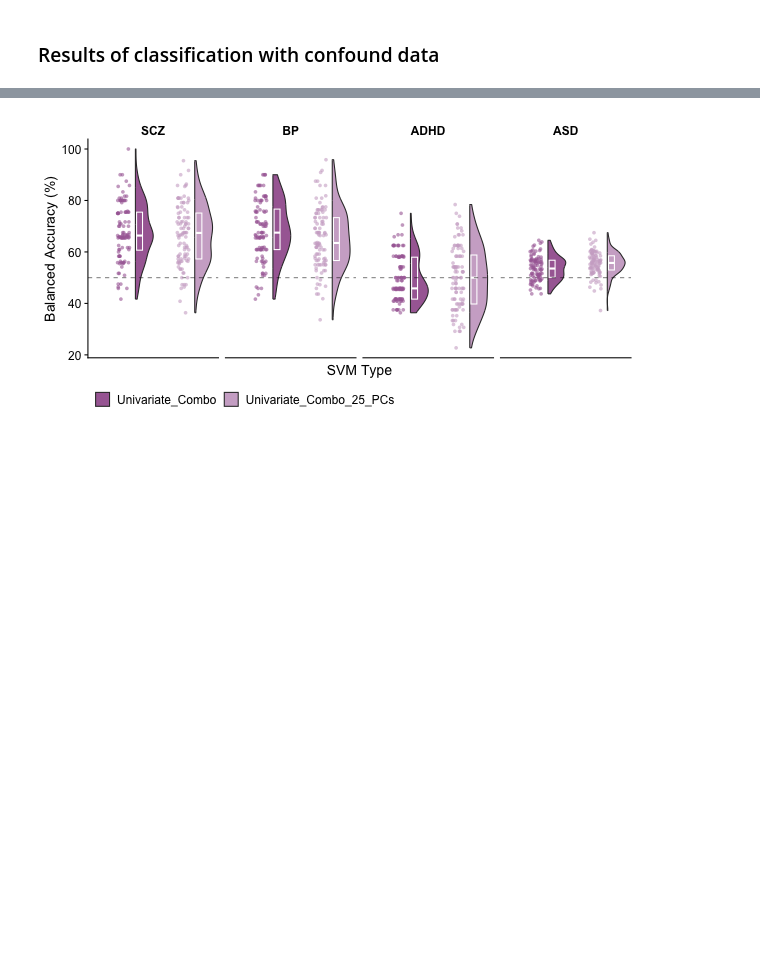
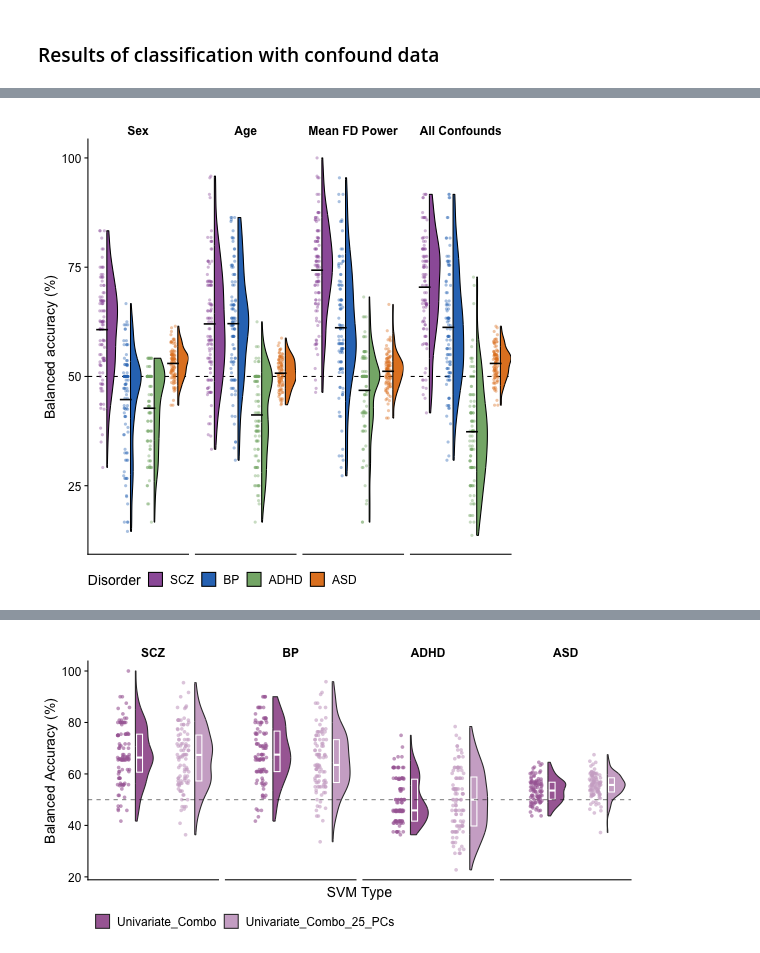
Before and after one commit to DynamicsAndNeuralSystems/fMRI_FeaturesDisorders, a Jupyter notebook: generate_all_figures.ipynb, the cells around one changed output, grey strips where cells are left out. Cells and saved outputs as stored; diff of their text form; code cells hidden in the pictures; blank space fills up the shorter version.

Commit message:
Robustness analysis for univariate combo

```diff
--- a/generate_all_figures.ipynb
+++ b/generate_all_figures.ipynb
@@ -426,9 +434,8 @@ plot_disorder_catch25_feature_violins <- function(catch25_features_sig, disorder
               ggplot(data=., mapping=aes(x=Figure_name, y=100*Balanced_Accuracy, fill=Disorder)) +
               geom_hline(yintercept=50, linetype="dashed", color="black") +
               geom_violinhalf(scale="width", color="black", position = position_nudge(x=0.25))  +
-              geom_boxplot(width=0.1, notch=FALSE, notchwidth = 0.4, outlier.shape = NA,
-                            fill=NA, color="gray20",
-                            position = position_nudge(x=0.3), coef = 0) +
+              stat_summary(color="black", fun="mean", geom="crossbar", width=0.5, linewidth=0.3,
+                     show.legend=FALSE, position = position_nudge(x=0.5)) +
               geom_point(aes(color = Disorder), position = position_jitter(width = 0.1),
                             size = 1.5, alpha=0.6, stroke=0) +
               scale_fill_manual(values = disorder_color,
@@ -720,9 +725,8 @@ plot_disorder_pyspi14_SPI_violins <- function(pyspi14_SPIs_sig, disorder, disord
               ggplot(data=., mapping=aes(x=Figure_name, y=100*Balanced_Accuracy, fill=Disorder)) +
               geom_hline(yintercept=50, linetype="dashed", color="black") +
               geom_violinhalf(scale="width", color="black", position = position_nudge(x=0.25))  +
-              geom_boxplot(width=0.1, notch=FALSE, notchwidth = 0.4, outlier.shape = NA,
-                            fill=NA, color="gray20",
-                            position = position_nudge(x=0.3), coef = 0) +
+              stat_summary(color="black", fun="mean", geom="crossbar", width=0.45, linewidth=0.3,
+                     show.legend=FALSE, position = position_nudge(x=0.465)) +
               geom_point(aes(color = Disorder), position = position_jitter(width = 0.1),
                             size = 1.5, alpha=0.6, stroke=0) +
               scale_fill_manual(values = disorder_color,
@@ -1544,9 +1112,8 @@ plot_disorder_violins <- function(merged_metadata, variable_of_interest, plot_ty
            Study = factor(Study, levels = c("UCLA_CNP", "ABIDE"))) %>%
     ggplot(data=., mapping=aes_string(x="Diagnosis", y=variable_of_interest, fill="Diagnosis")) +
     geom_violinhalf(scale="width", color="black", position = position_nudge(x=0.2))  +
-    geom_boxplot(width=0.1, notch=FALSE, notchwidth = 0.4, outlier.shape = NA,
-                fill=NA, color="gray20",
-                position = position_nudge(x=0.3), coef = 0) +
+    stat_summary(color="black", fun="mean", geom="crossbar", width=0.5, linewidth=0.3,
+       show.legend=FALSE, position = position_nudge(x=0.4)) +
     geom_point(aes(color = Diagnosis), position = position_jitter(width = 0.1),
                 size = 1.5, alpha=0.6, stroke=0) +
     facet_grid(. ~ Study, scales="free", space="free")  +
@@ -1572,8 +1139,8 @@ plot_disorder_violins <- function(merged_metadata, variable_of_interest, plot_ty
 
 # Age
 plot_disorder_violins(merged_metadata, "Age", "violin")
-# ggsave("plots/confound_analysis/Ages_across_disorders.svg", width = 6, height = 3, units="in", dpi=300)
+ggsave("plots/confound_analysis/Ages_across_disorders.svg", width = 6, height = 3, units="in", dpi=300)
 
 # Head motion
 plot_disorder_violins(merged_metadata, "Mean_FD_Power", "violin")
-# ggsave("plots/confound_analysis/Mean_FD_Power_across_disorders.svg", width = 6, height = 3, units="in", dpi=300)
+ggsave("plots/confound_analysis/Mean_FD_Power_across_disorders.svg", width = 6, height = 3, units="in", dpi=300)
@@ -1799,0 +1149,37 @@ univariate_combo_first25_PCs %>%
+# %%
+%%R -i confounds_balanced_accuracy_results_all_folds
+
+confounds_balanced_accuracy_results_all_folds %>%
+    mutate(Disorder = factor(Disorder, levels = c("SCZ", "BP", "ADHD", "ASD")),
+           Analysis_Type = factor(Analysis_Type, levels = c("Sex", "Age", "Mean FD Power", "All Confounds"))) %>%
+    ggplot(data=., mapping=aes(x=Disorder, y=100*Balanced_Accuracy, fill=Disorder, group=Disorder)) +
+    geom_hline(yintercept=50, linetype=2) +
+    geom_violinhalf(scale="width", color="black", position = position_nudge(x=0.2))  +
+    geom_point(aes(color = Disorder), position = position_jitter(width = 0.1),
+                size = 1.5, alpha=0.4, stroke=0)  +
+    stat_summary(color="black", fun="mean", geom="crossbar", width=0.5, linewidth=0.3,
+       show.legend=FALSE, position = position_nudge(x=0.4)) +
+    scale_color_manual(values = c("SCZ" = "#9d60a8",
+                                "BP" = "#2F77C0",
+                                "ADHD" = "#84b278",
+                                "ASD" = "#E28328",
+                               "Control" = "#FAC1CB"),
+                    na.value = "grey80") +
+    scale_fill_manual(values = c("SCZ" = "#9d60a8",
+                               "BP" = "#2F77C0",
+                               "ADHD" = "#84b278",
+                               "ASD" = "#E28328",
+                               "Control" = "#FAC1CB"),
+                    na.value = "grey80") +
+    facet_grid(. ~ Analysis_Type, scales='free') +
+    ylab("Balanced accuracy (%)") +
+    theme(legend.position="bottom",
+          strip.background = element_blank(),
+          strip.text = element_text(face="bold"),
+          axis.title.x = element_blank(),
+          axis.text.x = element_blank(),
+          axis.ticks.x = element_blank())
+
+# ggsave("plots/confound_analysis/age_sex_head_mvmt_dx_balanced_accuracy.svg", width=8.5, height=3.5, units="in", dpi=300)
+# %% [output]
+[figure, added]
```
Also changed, not shown: parts of 78 cells of this notebook, 47 other files.
